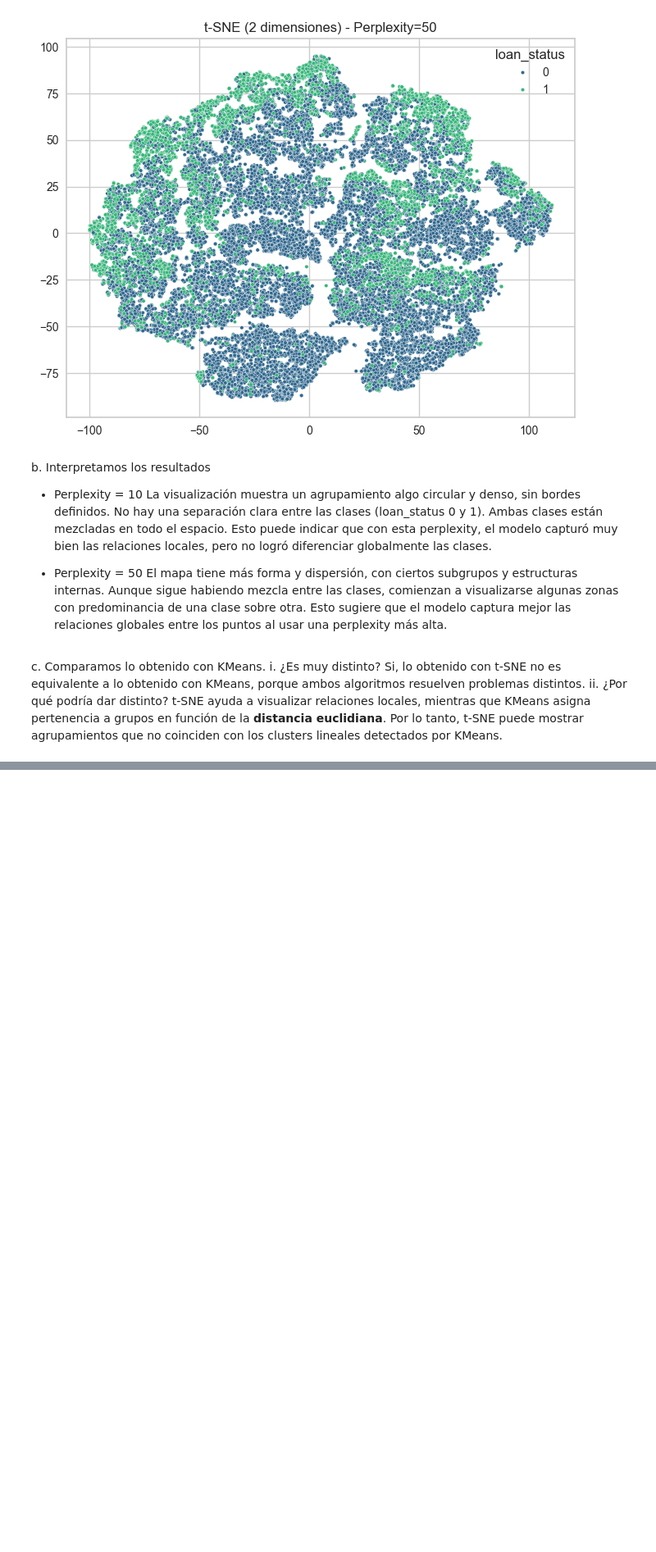
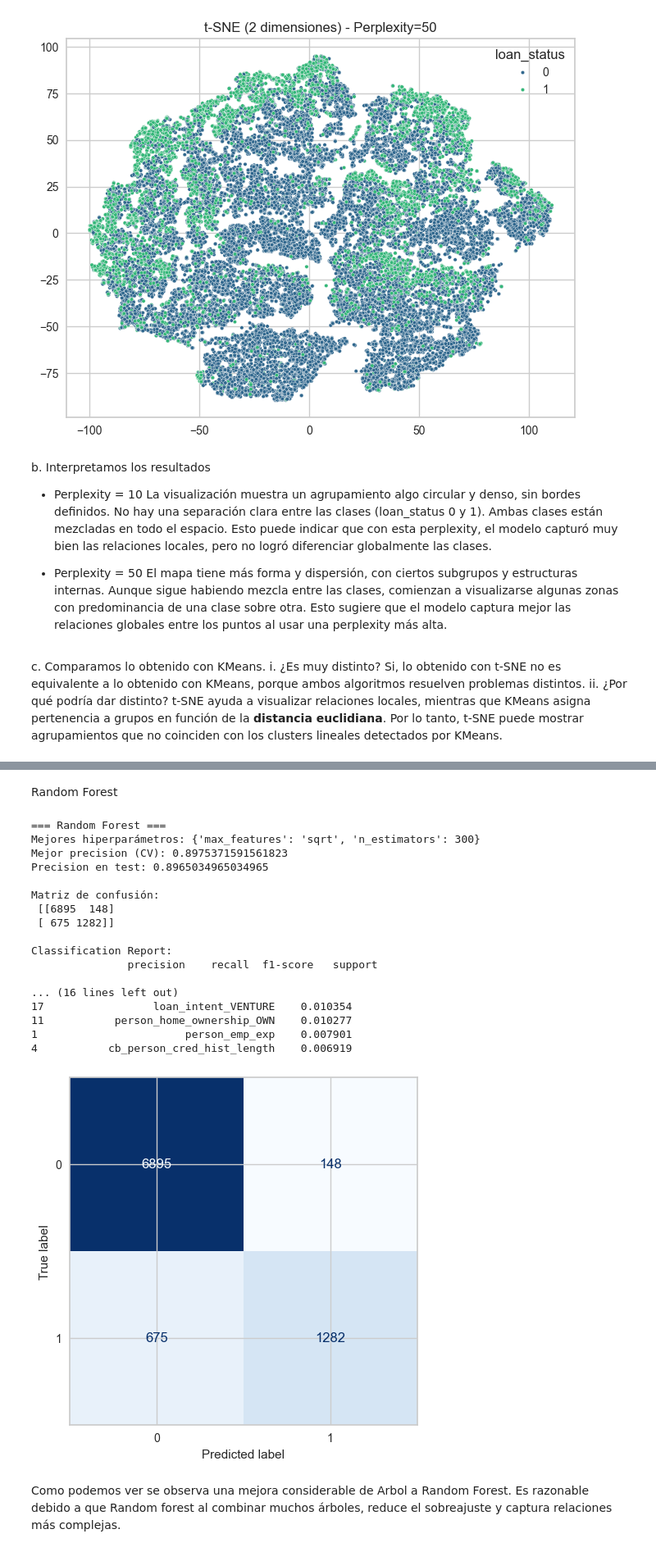
Before and after one commit to andifeliz/tp1-parte2, a Jupyter notebook: notebooks/tp1-parte2.ipynb, the cells around one changed output, grey strips where cells are left out. Shown at 82% size. Drawn from its saved outputs; the diff is of its cells as text; code cells hidden in the pictures; blank space fills up the shorter version.

```diff
--- a/notebooks/tp1-parte2.ipynb
+++ b/notebooks/tp1-parte2.ipynb
@@ -385,0 +594,75 @@ Por lo tanto, t-SNE puede mostrar agrupamientos que no coinciden con los cluster
+# %% [markdown]
+Random Forest
+# %%
+from sklearn.ensemble import RandomForestClassifier
+
+# 1. Definir modelo base (usando parámetros del árbol encontrado)
+best_tree_params = grid_tree.best_params_
+
+rf_clf = RandomForestClassifier(
+    random_state=42,
+    criterion=best_tree_params["criterion"],
+    max_depth=best_tree_params["max_depth"],
+    min_samples_leaf=best_tree_params["min_samples_leaf"],
+    ccp_alpha=best_tree_params["ccp_alpha"]
+)
+
+# 2. Hiperparámetros a probar (n_estimators y max_features)
+param_rf = {
+    "n_estimators": [100, 200, 300],
+    "max_features": ["sqrt", "log2", None]
+}
+
+# 3. CV
+grid_rf = GridSearchCV(
+    estimator=rf_clf,
+    param_grid=param_rf,
+    scoring="precision",
+    cv=cv,
+    n_jobs=-1
+)
+
+# 4. Entrenar
+grid_rf.fit(X_train, y_train)
+y_pred_rf = grid_rf.predict(X_test)
+
+# 5. Resultados
+print("=== Random Forest ===")
+print("Mejores hiperparámetros:", grid_rf.best_params_)
+print("Mejor precision (CV):", grid_rf.best_score_)
+print("Precision en test:", precision_score(y_test, y_pred_rf))
+print("\nMatriz de confusión:\n", confusion_matrix(y_test, y_pred_rf))
+print("\nClassification Report:\n", classification_report(y_test, y_pred_rf, digits=4))
+
+ConfusionMatrixDisplay.from_estimator(grid_rf, X_test, y_test, colorbar=False, cmap='Blues')
+
+# 6. Feature importances
+rf_est = grid_rf.best_estimator_
+imp_rf = pd.DataFrame({
+    "feature": X_train.columns,
+    "importance": rf_est.feature_importances_
+}).sort_values("importance", ascending=False)
+
+print("\nTop variables con más peso (Random Forest):")
+print(imp_rf.head(10))
+# %% [output]
+=== Random Forest ===
+Mejores hiperparámetros: {'max_features': 'sqrt', 'n_estimators': 300}
+Mejor precision (CV): 0.8975371591561823
+Precision en test: 0.8965034965034965
+
+Matriz de confusión:
+ [[6895  148]
+ [ 675 1282]]
+
+Classification Report:
+               precision    recall  f1-score   support
+
+... (16 lines left out)
+17                 loan_intent_VENTURE    0.010354
+11           person_home_ownership_OWN    0.010277
+1                       person_emp_exp    0.007901
+4           cb_person_cred_hist_length    0.006919
+[figure, added]
+# %% [markdown]
+Como podemos ver se observa una mejora considerable de Arbol a Random Forest. Es razonable debido a que Random forest al combinar muchos árboles, reduce el sobreajuste y captura relaciones más complejas.
```
Also changed, not shown: parts of 10 cells of this notebook.
